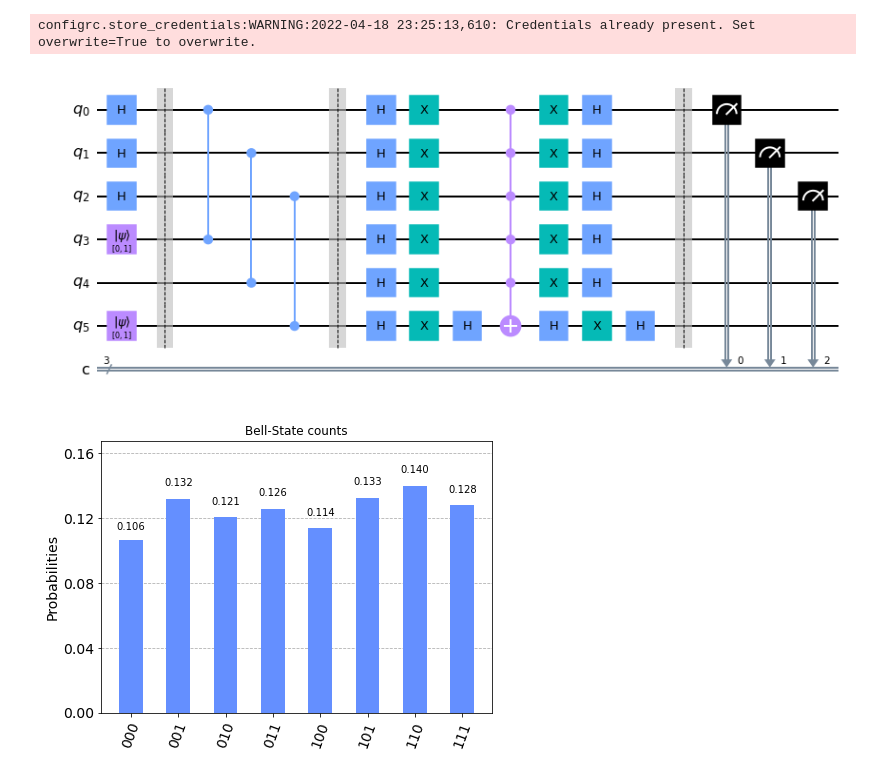
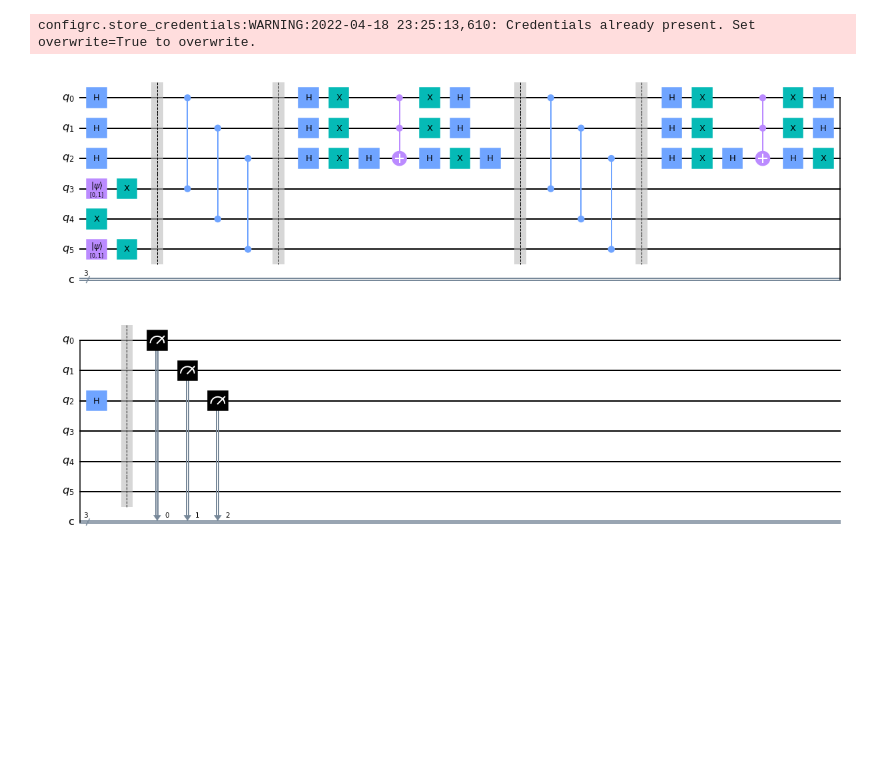
Before and after one commit to wyunhao/quantum_orthonormal_circuit, a Jupyter notebook: binary_ortho_circuit.ipynb, the cells around one changed output. Saved outputs shown, nothing was run; the diff lists cells and outputs as text; code cells hidden in the pictures; blank space fills up the shorter version.

```diff
--- a/binary_ortho_circuit.ipynb
+++ b/binary_ortho_circuit.ipynb
@@ -65,57 +65,51 @@ tc = QuantumCircuit(n*2,n)
 
 
 initialize_s(tc, [0,1,2])
 
 tc.initialize([0,1], 3)
 tc.initialize([0,1], 5)
 
-tc.barrier()
-
-tc.cz(3,0)
-tc.cz(4,1)
-tc.cz(5,2)
-
+tc.x(3)
+tc.x(4)
+tc.x(5)
 tc.barrier()
 
 
+for i in range(2):
+
+################## ORACLE #################
+    tc.cz(3,0)
+    tc.cz(4,1)
+    tc.cz(5,2)
+
+    tc.barrier()
+
 ################## DIFFUSING #################
-m = 2*n
-for i in range(1):
-    for qubit in range(m):
+    for qubit in range(n):
         tc.h(qubit)
     # Apply transformation |00..0> -> |11..1> (X-gates)
-    for qubit in range(m):
+    for qubit in range(n):
         tc.x(qubit)
     # Do multi-controlled-Z gate
-    tc.h(m-1)
-    tc.mct(list(range(m-1)), m-1)  # multi-controlled-toffoli
-    tc.h(m-1)
+    tc.h(n-1)
+    tc.mct(list(range(n-1)), n-1)  # multi-controlled-toffoli
+    tc.h(n-1)
     # Apply transformation |11..1> -> |00..0>
-    for qubit in range(m):
+    for qubit in range(n):
         tc.x(qubit)
     # Apply transformation |00..0> -> |s>
-    for qubit in range(m):
+    for qubit in range(n):
         tc.h(qubit)
 
-################## DIFFUSING #################
+    tc.barrier()
 
 
-tc.barrier()
 
 tc.measure(0,0)
 tc.measure(1,1)
 tc.measure(2,2)
 
 
 tc.draw('mpl')
 # %% [output]
-[figure, old version]
+[figure, new version]
-# %%
-sim = Aer.get_backend('aer_simulator')
-tc.save_statevector()
-
-result = sim.run(tc).result()
-counts = result.get_counts(tc)
-plot_histogram(counts, title='Bell-State counts')
-# %% [output]
-[figure, removed]
```
Also changed, not shown: parts of 3 cells of this notebook, 2 other files.
